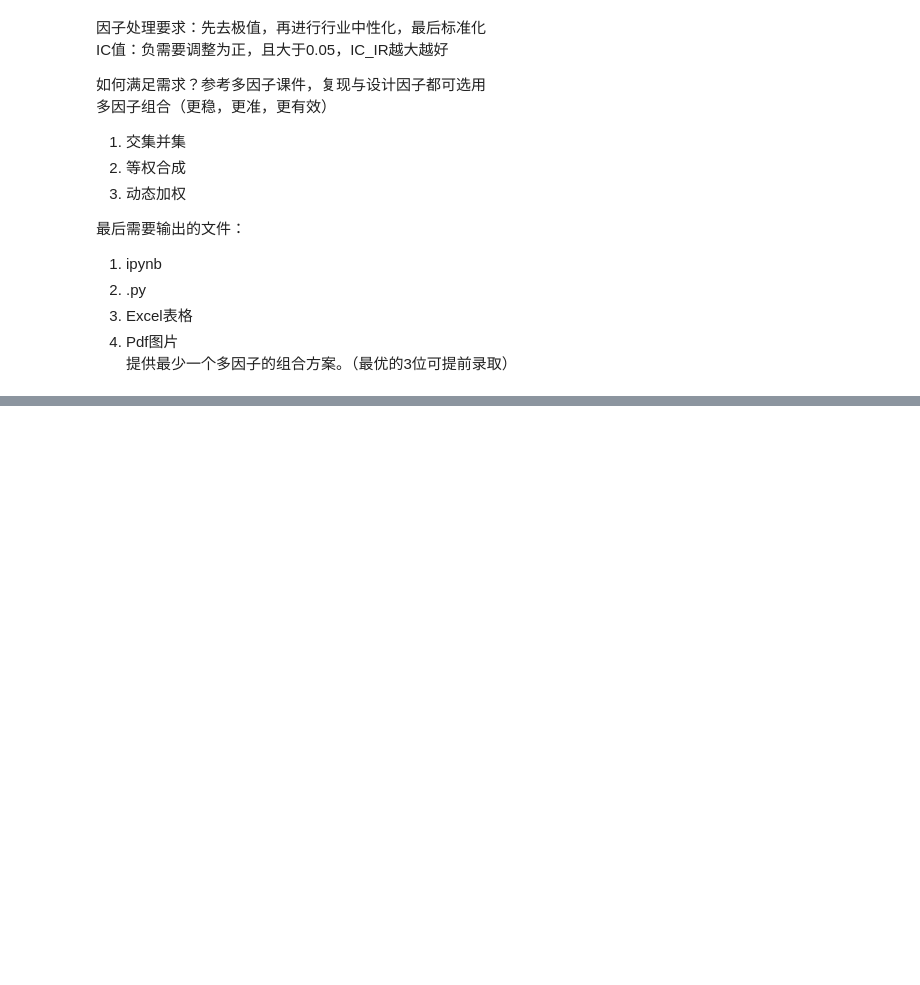
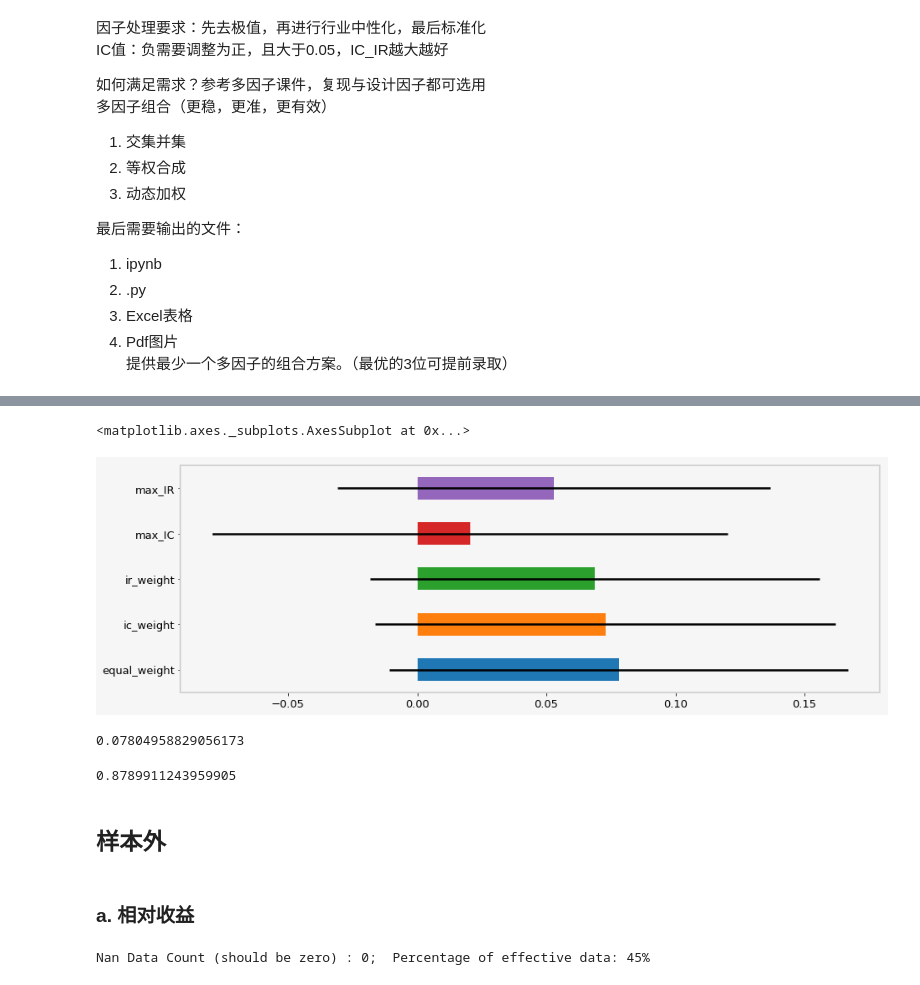
Before and after one commit to woodwood2000/QTC_Intern, a Jupyter notebook: 多因子组合.ipynb, the cells around one changed output, grey strips where cells are left out. Cells and saved outputs as stored; diff of their text form; code cells hidden in the pictures; blank space fills up the shorter version.

```diff
--- a/多因子组合.ipynb
+++ b/多因子组合.ipynb
@@ -124,0 +297,4 @@ mask.tail()
+# %%
+factor_dict_insample = dict()
+for name in factors:
+    factor_dict_insample[name] = factor_dict[name].loc[start:in_end]
@@ -124,0 +316,10 @@ mask.tail()
+# %%
+comb_factors = dict()
+for method in ["equal_weight","ic_weight","ir_weight","max_IR","max_IC"]:
+    comb_factors[method] = multi_factor.combine_factors(factor_dict_insample,
+                                                        standardize_type="rank",
+                                                        winsorization=False,
+                                                        weighted_method=method,
+                                                        props=props_insample)
+    #print(method)
+    #print(comb_factors[method].dropna(how="all").head())
@@ -124,0 +355,12 @@ mask.tail()
+# %%
+ic_20 = multi_factor.get_factors_ic_df(comb_factors,
+                                      price=dv.get_ts("close_adj").loc[start:in_end],
+                                      high=dv.get_ts("high_adj").loc[start:in_end], #
+                                      low=dv.get_ts("low_adj").loc[start:in_end],#
+                                      n_quantiles=5,# quantile
+                                      mask=mask.loc[start:in_end],#
+                                      can_enter=can_enter.loc[start:in_end],# can_exit=can_exit,#
+                                      period=period,#
+                                      benchmark_price=dv.benchmark.loc[start:in_end], #
+                                      commission = 0.0008
+                                     )
@@ -124,0 +395,10 @@ mask.tail()
+# %%
+ic_20_mean = dict()
+ic_20_std = dict()
+ir_20 = dict()
+for name in ic_20.columns:
+    ic_20_mean[name]=ic_20[name].loc[20120201:].mean()
+    #ic_20_mean[name]=ic_20[name].mean()
+    ic_20_std[name]=ic_20[name].loc[20120201:].std()
+    #ic_20_std[name]=ic_20[name].std()
+    ir_20[name] = ic_20_mean[name]/ic_20_std[name]
@@ -124,0 +410,15 @@ mask.tail()
+# %%
+pd.Series(ic_20_mean).plot(kind="barh",xerr=pd.Series(ic_20_std),figsize=(15,5))
+# %% [output]
+<matplotlib.axes._subplots.AxesSubplot at 0x...>
+[figure, added]
+# %%
+print(ic_20_mean["equal_weight"])
+# %% [output]
+0.07804958829056173
+# %%
+print(ir_20["equal_weight"])
+# %% [output]
+0.8789911243959905
+# %% [markdown]
+## 样本外
@@ -124,0 +456,2 @@ mask.tail()
+# %% [markdown]
+### a. 相对收益
@@ -124,0 +461,15 @@ mask.tail()
+# %%
+obj.process_signal_before_analysis(signal=comb_factors_all[method_out].loc[start_out:end],
+                                   price=dv.get_ts("close_adj").loc[start_out:end],
+                                   high=dv.get_ts("high_adj").loc[start_out:end], #
+                                   low=dv.get_ts("low_adj").loc[start_out:end],#
+                                   n_quantiles=5,# quantile
+                                   mask=mask.loc[start_out:end],#
+                                   can_enter=can_enter.loc[start_out:end],#
+                                   can_exit=can_exit.loc[start_out:end],#
+                                   period=holding_periods[0],#
+                                   benchmark_price=dv.benchmark.loc[start_out:end], #
+                                   commission = 0.0008
+                                  )
+# %% [output]
+Nan Data Count (should be zero) : 0;  Percentage of effective data: 45%
```
Also changed, not shown: parts of 36 cells of this notebook, 4 other files.
